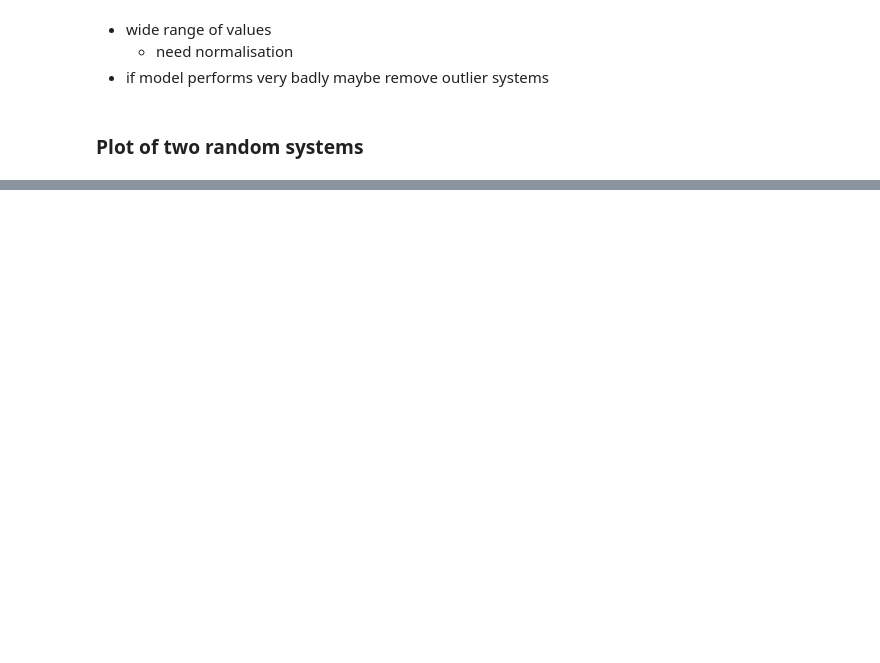
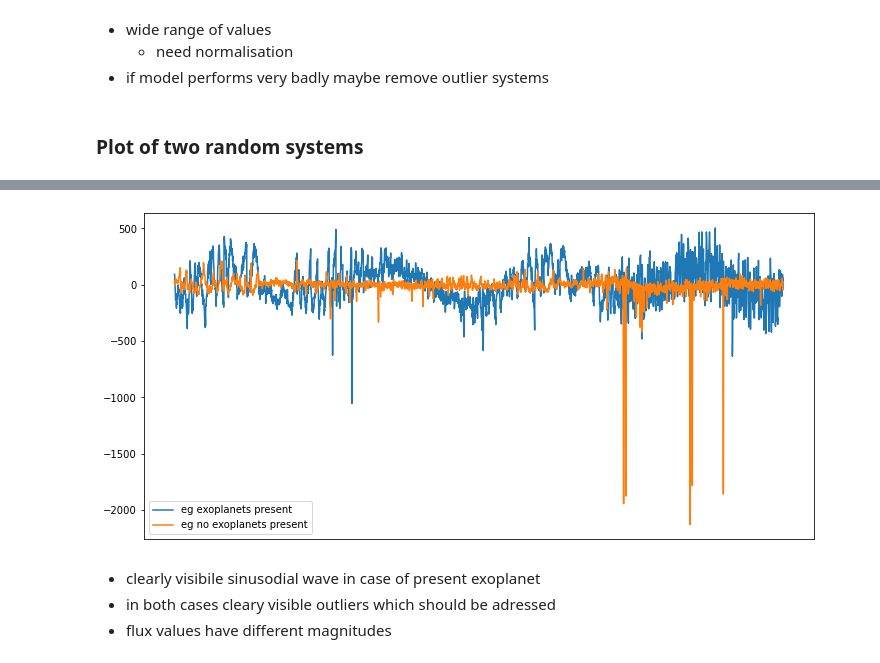
Before and after one commit to clemensklemens/showcase, a Jupyter notebook: Kaggle_Exoplanet_Dataset/Exoplanets_Kaggle.ipynb, the cells around one changed output, grey strips where cells are left out. Drawn from its saved outputs; the diff is of its cells as text; code cells hidden in the pictures; blank space fills up the shorter version.

```diff
--- a/Kaggle_Exoplanet_Dataset/Exoplanets_Kaggle.ipynb
+++ b/Kaggle_Exoplanet_Dataset/Exoplanets_Kaggle.ipynb
@@ -101,0 +108,14 @@ fig.show()
+# %%
+plt.figure(figsize=(12, 6))
+ax = plt.gca() #get current axis
+ax.axes.xaxis.set_visible(False)
+plt.plot(df_train_trans_data[0], label='eg exoplanets present')
+plt.plot(df_train_trans_data[100], label='eg no exoplanets present') #has no exoplanet
+plt.legend()
+plt.show()
+# %% [output]
+[figure, added]
+# %% [markdown]
+- clearly visibile sinusodial wave in case of present exoplanet
+- in both cases cleary visible outliers which should be adressed
+- flux values have different magnitudes
```
Also changed, not shown: parts of 11 cells of this notebook.
